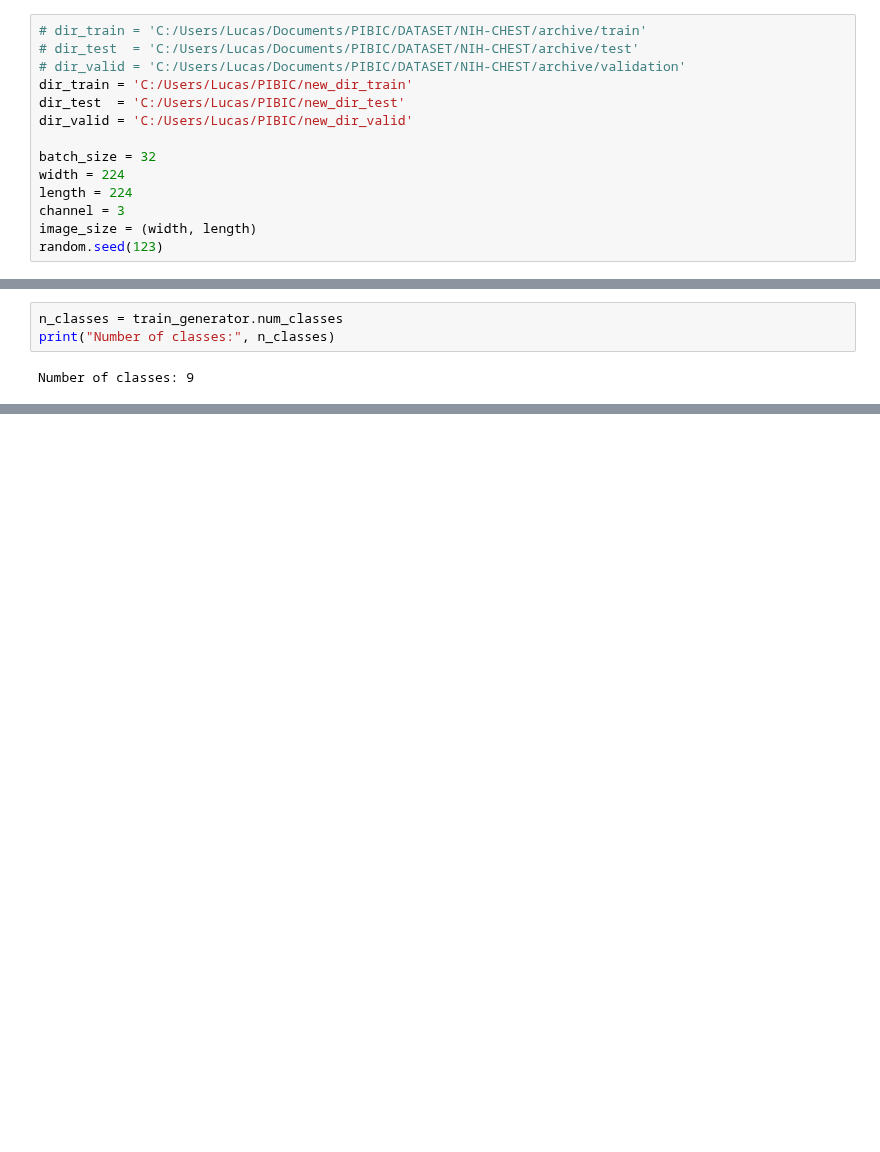
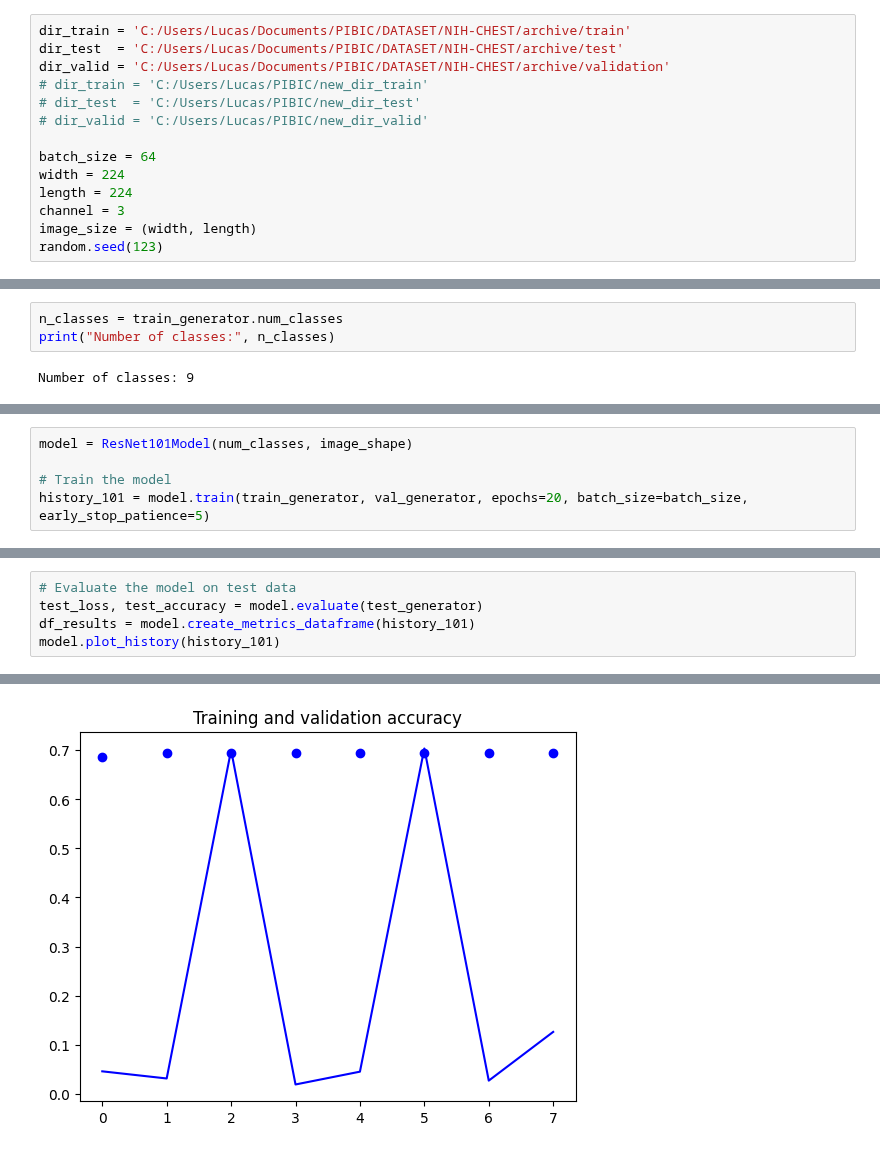
Before and after one commit to LucasLessa1/PIBIC, a Jupyter notebook: NIH-CHEST_model.ipynb, the cells around one changed output, grey strips where cells are left out. Drawn from its saved outputs; the diff is of its cells as text; blank space fills up the shorter version.

Commit message:
ResNet101  loss: 1.0984 - accuracy: 0.6954

```diff
--- a/NIH-CHEST_model.ipynb
+++ b/NIH-CHEST_model.ipynb
@@ -8,14 +8,14 @@ Working Well
 # %%
 pnn = PreNeuralNetwork()
 # %%
-# dir_train = 'C:/Users/Lucas/Documents/PIBIC/DATASET/NIH-CHEST/archive/train'
-# dir_test  = 'C:/Users/Lucas/Documents/PIBIC/DATASET/NIH-CHEST/archive/test'
-# dir_valid = 'C:/Users/Lucas/Documents/PIBIC/DATASET/NIH-CHEST/archive/validation'
-dir_train = 'C:/Users/Lucas/PIBIC/new_dir_train'
-dir_test  = 'C:/Users/Lucas/PIBIC/new_dir_test'
-dir_valid = 'C:/Users/Lucas/PIBIC/new_dir_valid'
+dir_train = 'C:/Users/Lucas/Documents/PIBIC/DATASET/NIH-CHEST/archive/train'
+dir_test  = 'C:/Users/Lucas/Documents/PIBIC/DATASET/NIH-CHEST/archive/test'
+dir_valid = 'C:/Users/Lucas/Documents/PIBIC/DATASET/NIH-CHEST/archive/validation'
+# dir_train = 'C:/Users/Lucas/PIBIC/new_dir_train'
+# dir_test  = 'C:/Users/Lucas/PIBIC/new_dir_test'
+# dir_valid = 'C:/Users/Lucas/PIBIC/new_dir_valid'
 
-batch_size = 32
+batch_size = 64
 width = 224
 length = 224
 channel = 3
@@ -131,0 +110,5 @@ model.plot_history(history)
+# %%
+model = ResNet101Model(num_classes, image_shape)
+
+# Train the model
+history_101 = model.train(train_generator, val_generator, epochs=20, batch_size=batch_size, early_stop_patience=5)
@@ -131,0 +132,6 @@ model.plot_history(history)
+# %%
+# Evaluate the model on test data
+test_loss, test_accuracy = model.evaluate(test_generator)
+df_results = model.create_metrics_dataframe(history_101)
+model.plot_history(history_101)
+# %% [output]
@@ -131,0 +139 @@ model.plot_history(history)
+[figure, added]
```
Also changed, not shown: parts of 12 cells of this notebook.
